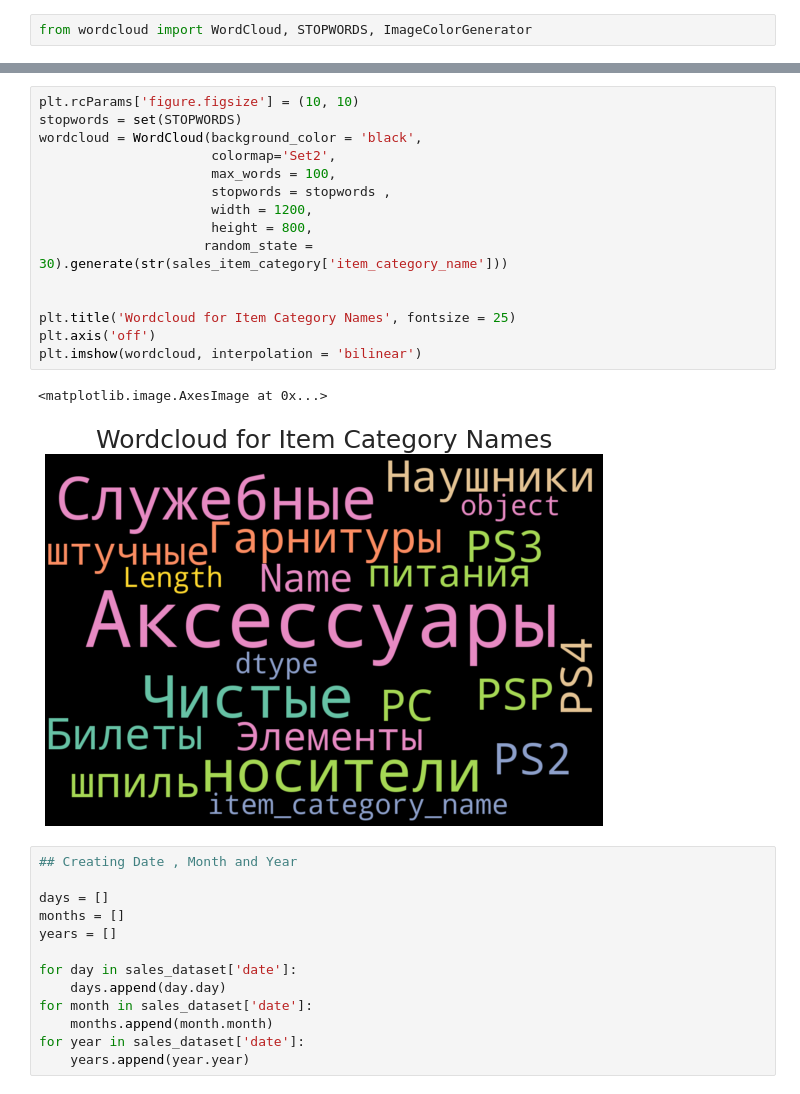
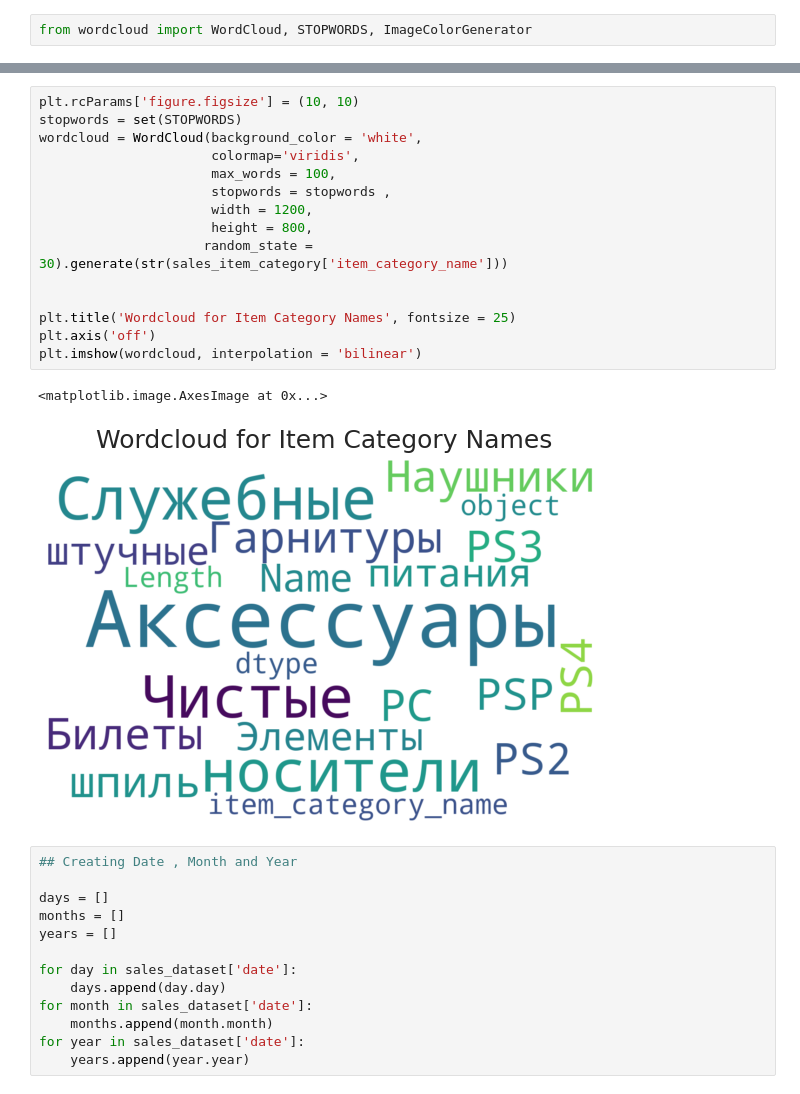
Before and after one commit to chaitsugale/Predict_Future_Sale, a Jupyter notebook: predict-future-sales-2022.ipynb, the cells around one changed output, grey strips where cells are left out. Cells and saved outputs as stored; diff of their text form.

```diff
--- a/predict-future-sales-2022.ipynb
+++ b/predict-future-sales-2022.ipynb
@@ -269,21 +269,21 @@ plt.imshow(wordcloud, interpolation = 'bilinear')
 # %%
 plt.rcParams['figure.figsize'] = (10, 10)
 stopwords = set(STOPWORDS)
-wordcloud = WordCloud(background_color = 'black',
-                      colormap='Set2',
+wordcloud = WordCloud(background_color = 'white',
+                      colormap='viridis',
                       max_words = 100,
                       stopwords = stopwords ,
                       width = 1200,
                       height = 800,
                      random_state = 30).generate(str(sales_item_category['item_category_name']))
 
 
 plt.title('Wordcloud for Item Category Names', fontsize = 25)
 plt.axis('off')
 plt.imshow(wordcloud, interpolation = 'bilinear')
 # %% [output]
 <matplotlib.image.AxesImage at 0x...>
-[figure, old version]
+[figure, new version]
 # %%
 ## Creating Date , Month and Year
 
```
Also changed, not shown: parts of 28 cells of this notebook.
